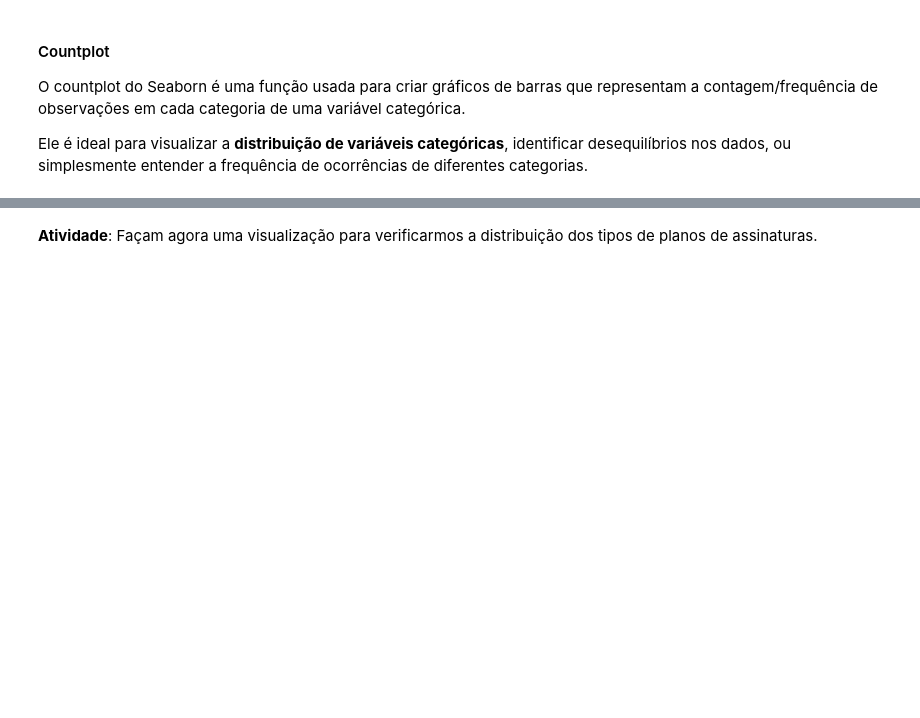
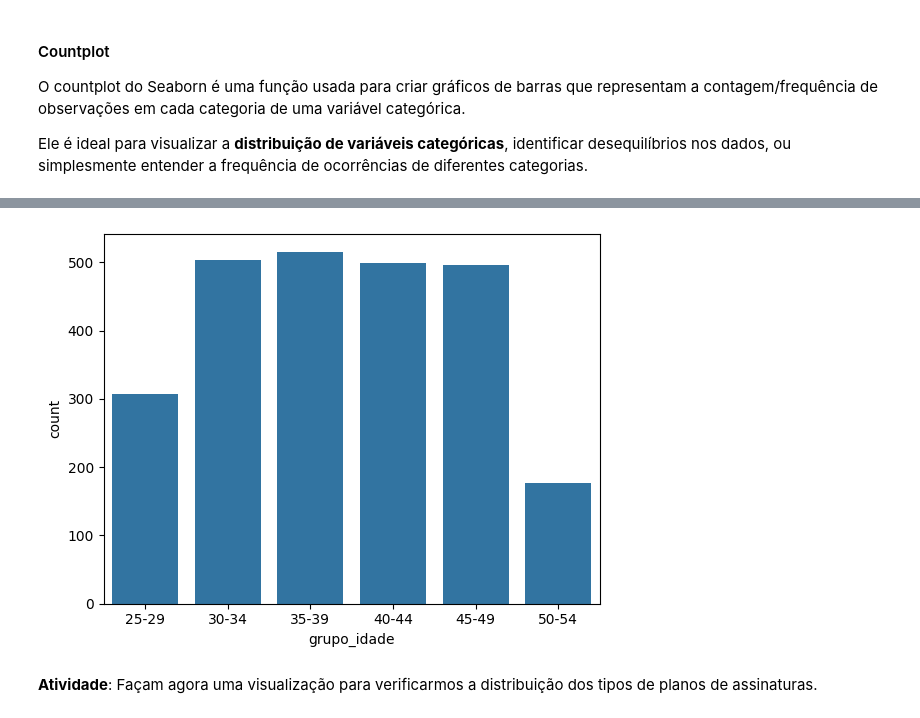
Before and after one commit to reprograma/on33-python-s14-analise-de-dados, a Jupyter notebook: material/s14_parte1.ipynb, the cells around one changed output, grey strips where cells are left out. Cells and saved outputs as stored; diff of their text form; code cells hidden in the pictures; blank space fills up the shorter version.

```diff
--- a/material/s14_parte1.ipynb
+++ b/material/s14_parte1.ipynb
@@ -275,3 +602,11 @@ Ele é ideal para visualizar a **distribuição de variáveis categóricas**, id
+# %%
+#sort.values ordena os graficos por crescente
+
+sns.countplot(data=df_netflix[['grupo_idade']].sort_values('grupo_idade'), x='grupo_idade')
+
+plt.show()
+# %% [output]
+[figure, added]
 # %% [markdown]
 **Atividade**:
 Façam agora uma visualização para verificarmos a distribuição dos tipos de planos de assinaturas.
```
Also changed, not shown: parts of 35 cells of this notebook, 3 other files.
